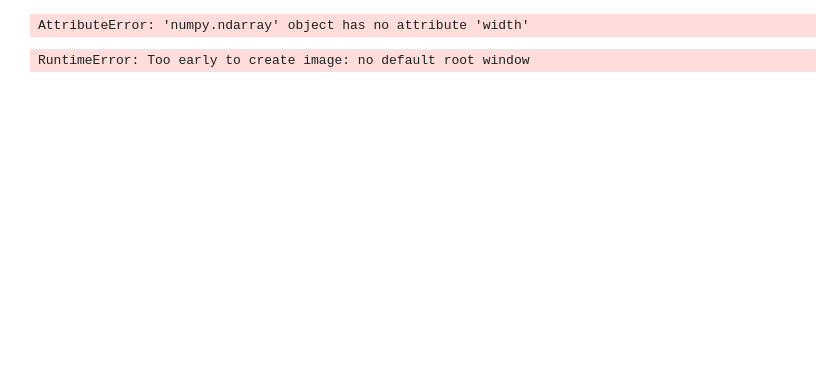
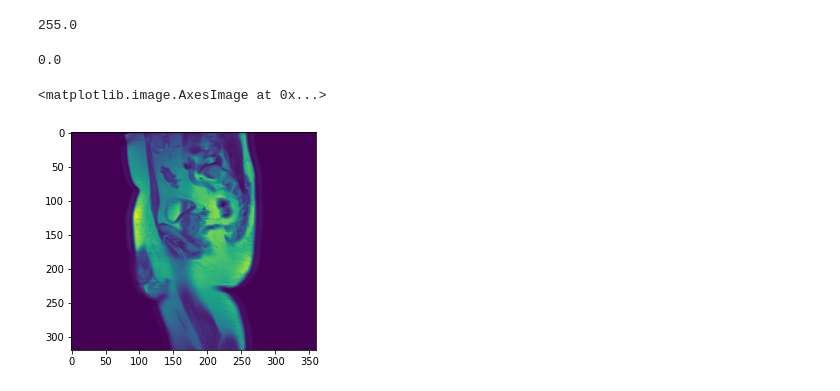
Before and after one commit to mpierangeli/PEFI-Prostate_Cancer_MRI, a Jupyter notebook: pruee.ipynb, the cells around one changed output. Cells and saved outputs as stored; diff of their text form; code cells hidden in the pictures; blank space fills up the shorter version.

```diff
--- a/pruee.ipynb
+++ b/pruee.ipynb
@@ -12,10 +12,19 @@ filepath = easygui.fileopenbox("Seleccione la imagen a reportar","MENU")
 full_dicom = pydicom.dcmread(filepath)
 img = full_dicom.pixel_array
 # %%
-img.width()
+img.max()
 # %% [output]
-AttributeError: 'numpy.ndarray' object has no attribute 'width'
+255.0
+# %%
+img = (img/img.max())*255
+# %%
+img.min()
+# %% [output]
+0.0
 # %%
 img_resized = cv2.resize(img, (1000,1000))
-# %% [output]
-RuntimeError: Too early to create image: no default root window
+# %%
+plt.imshow(img)
+# %% [output]
+<matplotlib.image.AxesImage at 0x...>
+[figure, added]
```
Also changed, not shown: 1 other file.
